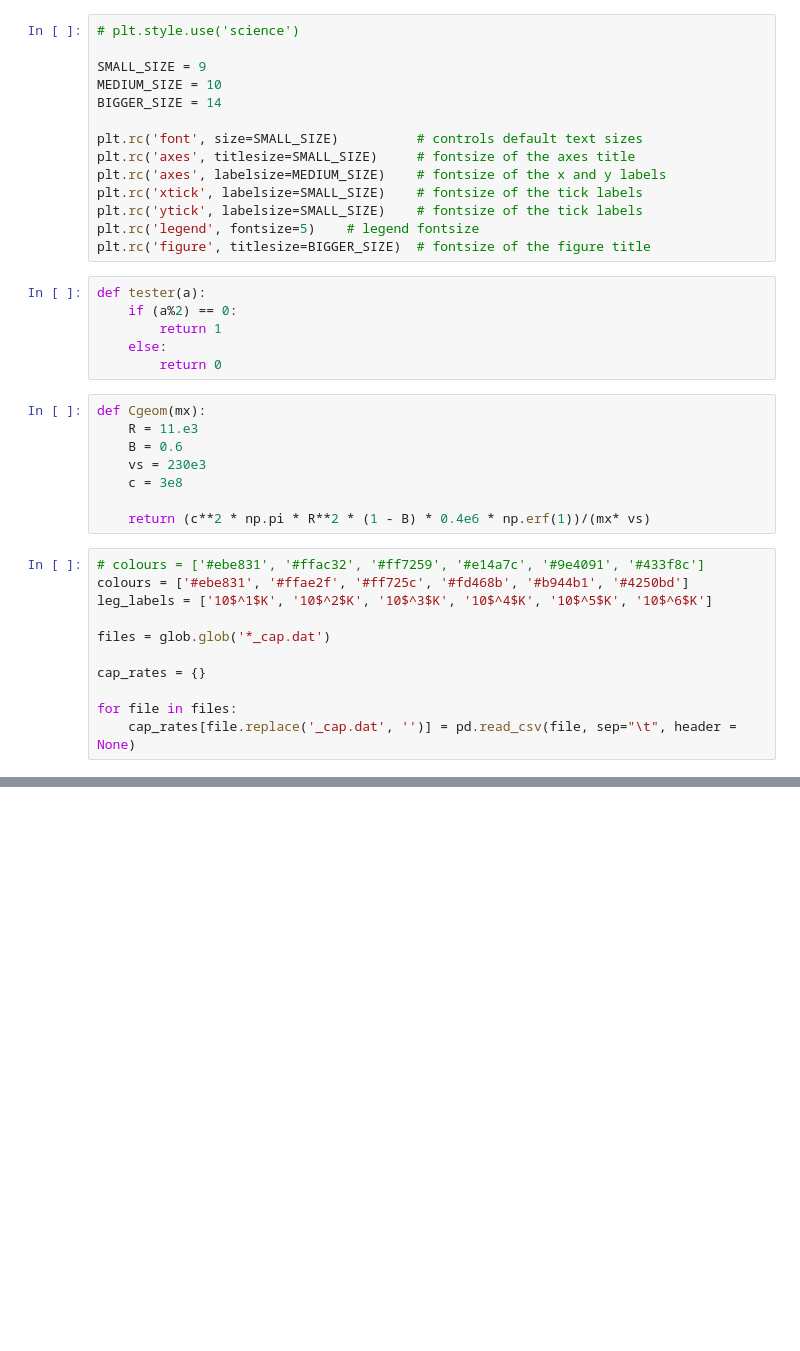
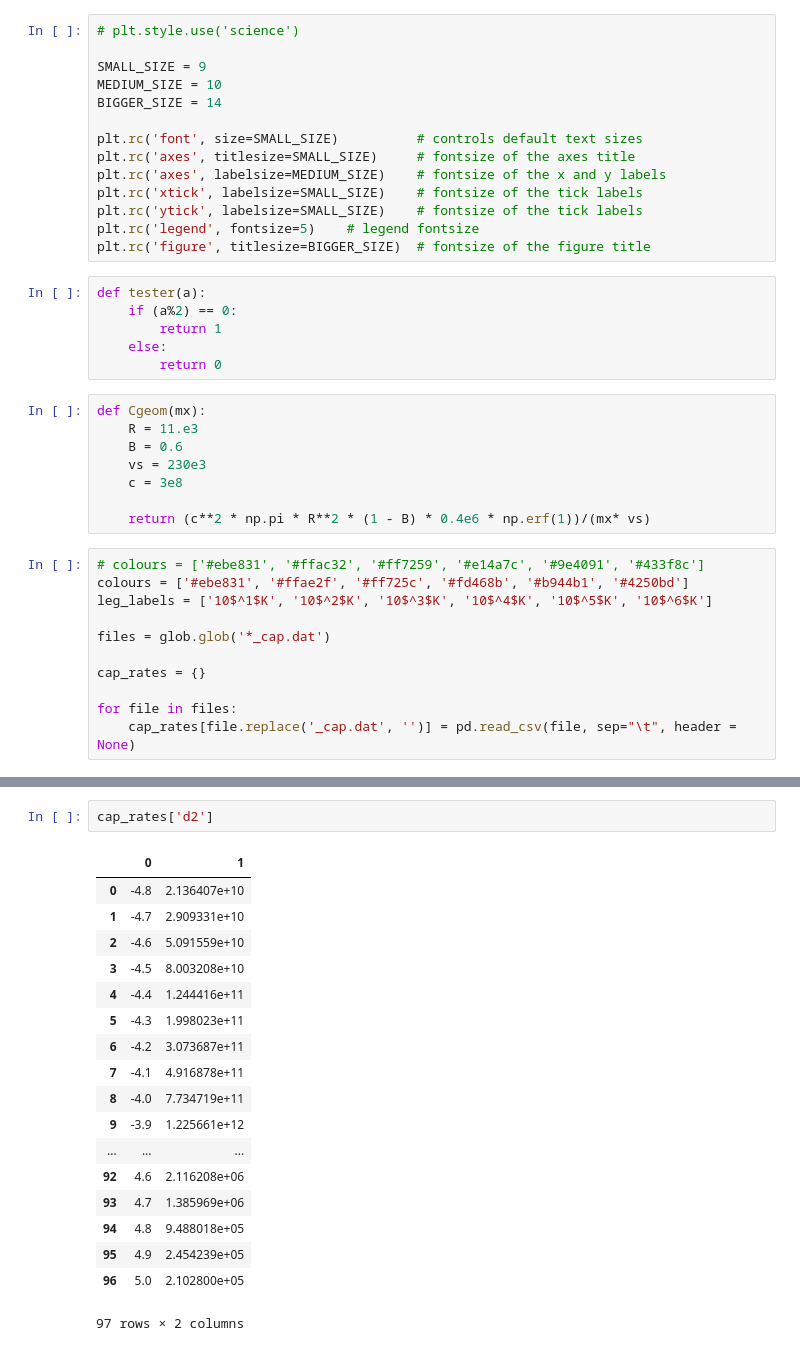
Before and after one commit to mvirgato/Masters, a Jupyter notebook: cap_rate/Mathematica_cap/pyCap.ipynb, the cells around one changed output, grey strips where cells are left out. Drawn from its saved outputs; the diff is of its cells as text; blank space fills up the shorter version.

```diff
--- a/cap_rate/Mathematica_cap/pyCap.ipynb
+++ b/cap_rate/Mathematica_cap/pyCap.ipynb
@@ -77,0 +57,21 @@ for m, row in enumerate(ax):
+# %%
+cap_rates['d2']
+# %% [output]
+|  | 0 | 1 |
+| 0 | -4.8 | 2.136407e+10 |
+| 1 | -4.7 | 2.909331e+10 |
+| 2 | -4.6 | 5.091559e+10 |
+| 3 | -4.5 | 8.003208e+10 |
+| 4 | -4.4 | 1.244416e+11 |
+| 5 | -4.3 | 1.998023e+11 |
+| 6 | -4.2 | 3.073687e+11 |
+| 7 | -4.1 | 4.916878e+11 |
+| 8 | -4.0 | 7.734719e+11 |
+| 9 | -3.9 | 1.225661e+12 |
+| ... | ... | ... |
+| 92 | 4.6 | 2.116208e+06 |
+| 93 | 4.7 | 1.385969e+06 |
+| 94 | 4.8 | 9.488018e+05 |
+| 95 | 4.9 | 2.454239e+05 |
+| 96 | 5.0 | 2.102800e+05 |
+97 rows × 2 columns
```
Also changed, not shown: parts of 3 cells of this notebook, 15 other files.
